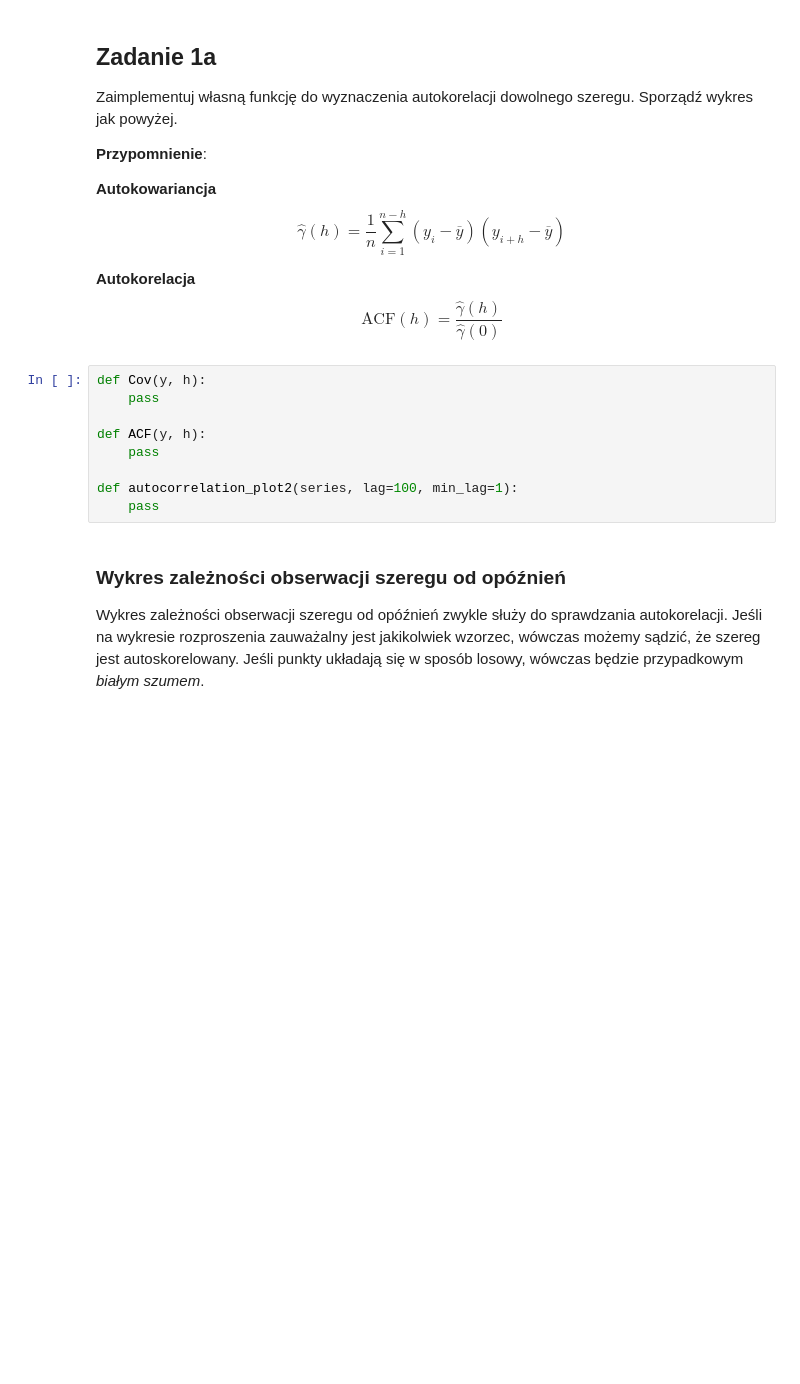
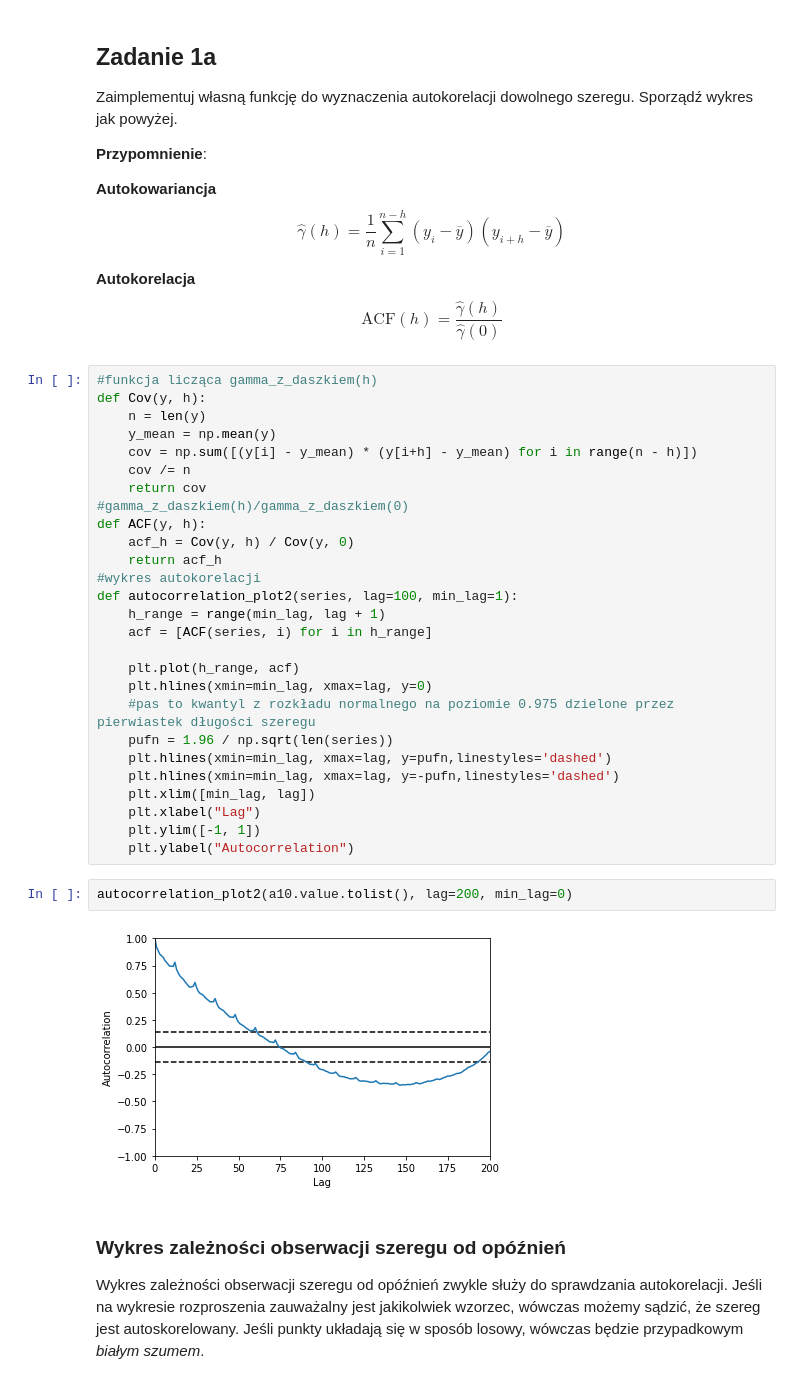
Before and after one commit to mdabrowski-phd/ds250223_regul, a Jupyter notebook: 04_szeregi_czasowe/01_wstep_do_szeregow_czasowych.ipynb, the cells around one changed output. Drawn from its saved outputs; the diff is of its cells as text; blank space fills up the shorter version.

```diff
--- a/04_szeregi_czasowe/01_wstep_do_szeregow_czasowych.ipynb
+++ b/04_szeregi_czasowe/01_wstep_do_szeregow_czasowych.ipynb
@@ -268,15 +278,37 @@ Sporządź wykres jak powyżej.
 \begin{equation*}
     \text{ACF}(h) = \frac{\hat{\gamma}(h)}{\hat{\gamma}(0)}
 \end{equation*}
-# %%
-def Cov(y, h):
-    pass
-
-def ACF(y, h):
-    pass
-
-def autocorrelation_plot2(series, lag=100, min_lag=1):
-    pass
+# %%
+#funkcja licząca gamma_z_daszkiem(h)
+def Cov(y, h):
+    n = len(y)
+    y_mean = np.mean(y)
+    cov = np.sum([(y[i] - y_mean) * (y[i+h] - y_mean) for i in range(n - h)])
+    cov /= n
+    return cov
+#gamma_z_daszkiem(h)/gamma_z_daszkiem(0)
+def ACF(y, h):
+    acf_h = Cov(y, h) / Cov(y, 0)
+    return acf_h
+#wykres autokorelacji
+def autocorrelation_plot2(series, lag=100, min_lag=1):
+    h_range = range(min_lag, lag + 1)
+    acf = [ACF(series, i) for i in h_range]
+
+    plt.plot(h_range, acf)
+    plt.hlines(xmin=min_lag, xmax=lag, y=0)
+    #pas to kwantyl z rozkładu normalnego na poziomie 0.975 dzielone przez pierwiastek długości szeregu
+    pufn = 1.96 / np.sqrt(len(series))
+    plt.hlines(xmin=min_lag, xmax=lag, y=pufn,linestyles='dashed')
+    plt.hlines(xmin=min_lag, xmax=lag, y=-pufn,linestyles='dashed')
+    plt.xlim([min_lag, lag])
+    plt.xlabel("Lag")
+    plt.ylim([-1, 1])
+    plt.ylabel("Autocorrelation")
+# %%
+autocorrelation_plot2(a10.value.tolist(), lag=200, min_lag=0)
+# %% [output]
+[figure, added]
 # %% [markdown]
 ### Wykres zależności obserwacji szeregu od opóźnień
 
```
Also changed, not shown: parts of 31 cells of this notebook.
